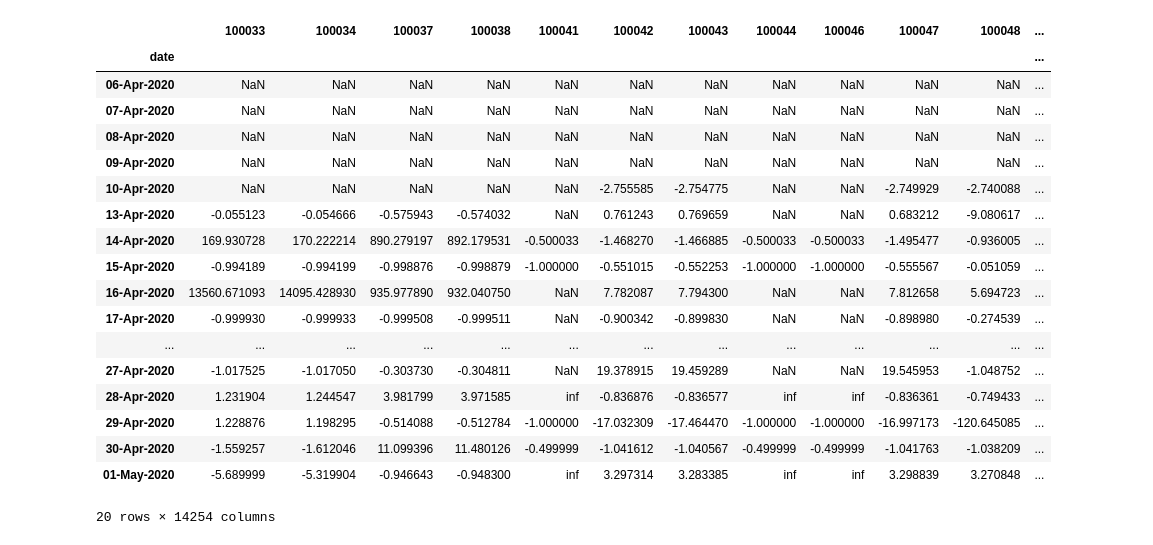
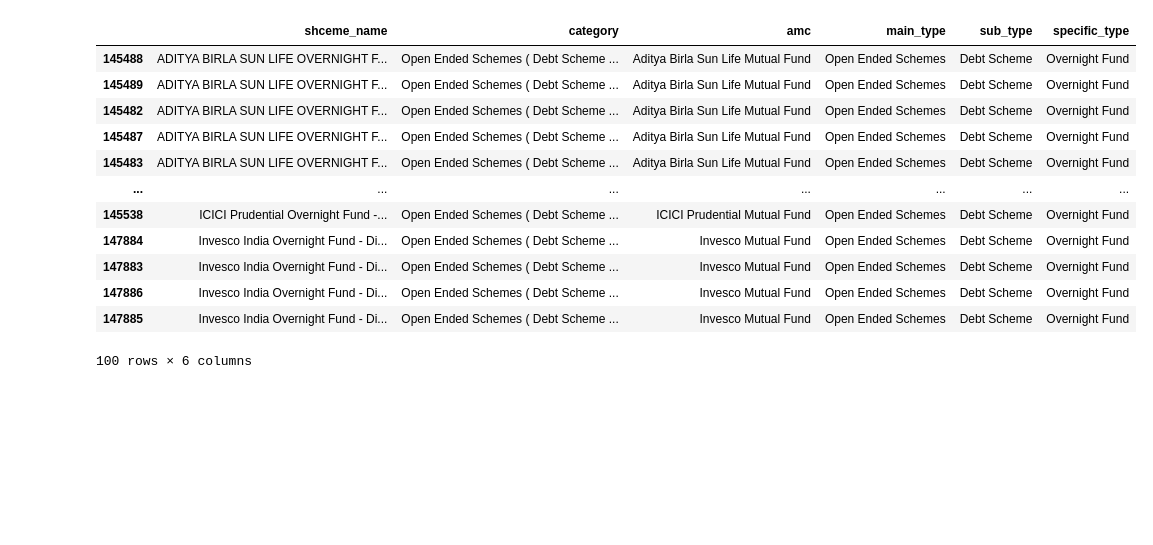
Before and after one commit to adityachawra/Mutual-Funds, a Jupyter notebook: nav_calc.ipynb, the cells around one changed output. Drawn from its saved outputs; the diff is of its cells as text; code cells hidden in the pictures; blank space fills up the shorter version.

```diff
--- a/nav_calc.ipynb
+++ b/nav_calc.ipynb
@@ -17,28 +29,24 @@ nav_df.head()
+# %%
+specs_df.head(100)
+# %% [output]
+|  | shceme_name | category | amc | main_type | sub_type | specific_type |
+| 145488 | ADITYA BIRLA SUN LIFE OVERNIGHT F... | Open Ended Schemes ( Debt Scheme ... | Aditya Birla Sun Life Mutual Fund | Open Ended Schemes | Debt Scheme | Overnight Fund |
+| 145489 | ADITYA BIRLA SUN LIFE OVERNIGHT F... | Open Ended Schemes ( Debt Scheme ... | Aditya Birla Sun Life Mutual Fund | Open Ended Schemes | Debt Scheme | Overnight Fund |
+| 145482 | ADITYA BIRLA SUN LIFE OVERNIGHT F... | Open Ended Schemes ( Debt Scheme ... | Aditya Birla Sun Life Mutual Fund | Open Ended Schemes | Debt Scheme | Overnight Fund |
+| 145487 | ADITYA BIRLA SUN LIFE OVERNIGHT F... | Open Ended Schemes ( Debt Scheme ... | Aditya Birla Sun Life Mutual Fund | Open Ended Schemes | Debt Scheme | Overnight Fund |
+| 145483 | ADITYA BIRLA SUN LIFE OVERNIGHT F... | Open Ended Schemes ( Debt Scheme ... | Aditya Birla Sun Life Mutual Fund | Open Ended Schemes | Debt Scheme | Overnight Fund |
+| ... | ... | ... | ... | ... | ... | ... |
+| 145538 | ICICI Prudential Overnight Fund -... | Open Ended Schemes ( Debt Scheme ... | ICICI Prudential Mutual Fund | Open Ended Schemes | Debt Scheme | Overnight Fund |
+| 147884 | Invesco India Overnight Fund - Di... | Open Ended Schemes ( Debt Scheme ... | Invesco Mutual Fund | Open Ended Schemes | Debt Scheme | Overnight Fund |
+| 147883 | Invesco India Overnight Fund - Di... | Open Ended Schemes ( Debt Scheme ... | Invesco Mutual Fund | Open Ended Schemes | Debt Scheme | Overnight Fund |
+| 147886 | Invesco India Overnight Fund - Di... | Open Ended Schemes ( Debt Scheme ... | Invesco Mutual Fund | Open Ended Schemes | Debt Scheme | Overnight Fund |
+| 147885 | Invesco India Overnight Fund - Di... | Open Ended Schemes ( Debt Scheme ... | Invesco Mutual Fund | Open Ended Schemes | Debt Scheme | Overnight Fund |
+100 rows × 6 columns
 # %%
 nav_pct_df = nav_df
-nav_pct_df.reset_index(inplace=True)
+
 nav_pct_df.set_index('date', inplace=True)
 for col in nav_pct_df.columns:
     nav_pct_df[col] = nav_df[col].pct_change()
 
 nav_pct_df.head(20)
-# %% [output]
-|  | 100033 | 100034 | 100037 | 100038 | 100041 | 100042 | 100043 | 100044 | 100046 | 100047 | 100048 | ... |
-| date |  |  |  |  |  |  |  |  |  |  |  | ... |
-| 06-Apr-2020 | NaN | NaN | NaN | NaN | NaN | NaN | NaN | NaN | NaN | NaN | NaN | ... |
-| 07-Apr-2020 | NaN | NaN | NaN | NaN | NaN | NaN | NaN | NaN | NaN | NaN | NaN | ... |
-| 08-Apr-2020 | NaN | NaN | NaN | NaN | NaN | NaN | NaN | NaN | NaN | NaN | NaN | ... |
-| 09-Apr-2020 | NaN | NaN | NaN | NaN | NaN | NaN | NaN | NaN | NaN | NaN | NaN | ... |
-| 10-Apr-2020 | NaN | NaN | NaN | NaN | NaN | -2.755585 | -2.754775 | NaN | NaN | -2.749929 | -2.740088 | ... |
-| 13-Apr-2020 | -0.055123 | -0.054666 | -0.575943 | -0.574032 | NaN | 0.761243 | 0.769659 | NaN | NaN | 0.683212 | -9.080617 | ... |
-| 14-Apr-2020 | 169.930728 | 170.222214 | 890.279197 | 892.179531 | -0.500033 | -1.468270 | -1.466885 | -0.500033 | -0.500033 | -1.495477 | -0.936005 | ... |
-| 15-Apr-2020 | -0.994189 | -0.994199 | -0.998876 | -0.998879 | -1.000000 | -0.551015 | -0.552253 | -1.000000 | -1.000000 | -0.555567 | -0.051059 | ... |
-| 16-Apr-2020 | 13560.671093 | 14095.428930 | 935.977890 | 932.040750 | NaN | 7.782087 | 7.794300 | NaN | NaN | 7.812658 | 5.694723 | ... |
-| 17-Apr-2020 | -0.999930 | -0.999933 | -0.999508 | -0.999511 | NaN | -0.900342 | -0.899830 | NaN | NaN | -0.898980 | -0.274539 | ... |
-| ... | ... | ... | ... | ... | ... | ... | ... | ... | ... | ... | ... | ... |
-| 27-Apr-2020 | -1.017525 | -1.017050 | -0.303730 | -0.304811 | NaN | 19.378915 | 19.459289 | NaN | NaN | 19.545953 | -1.048752 | ... |
-| 28-Apr-2020 | 1.231904 | 1.244547 | 3.981799 | 3.971585 | inf | -0.836876 | -0.836577 | inf | inf | -0.836361 | -0.749433 | ... |
-| 29-Apr-2020 | 1.228876 | 1.198295 | -0.514088 | -0.512784 | -1.000000 | -17.032309 | -17.464470 | -1.000000 | -1.000000 | -16.997173 | -120.645085 | ... |
-| 30-Apr-2020 | -1.559257 | -1.612046 | 11.099396 | 11.480126 | -0.499999 | -1.041612 | -1.040567 | -0.499999 | -0.499999 | -1.041763 | -1.038209 | ... |
-| 01-May-2020 | -5.689999 | -5.319904 | -0.946643 | -0.948300 | inf | 3.297314 | 3.283385 | inf | inf | 3.298839 | 3.270848 | ... |
-20 rows × 14254 columns
```
Also changed, not shown: parts of 6 cells of this notebook, 3 other files.
